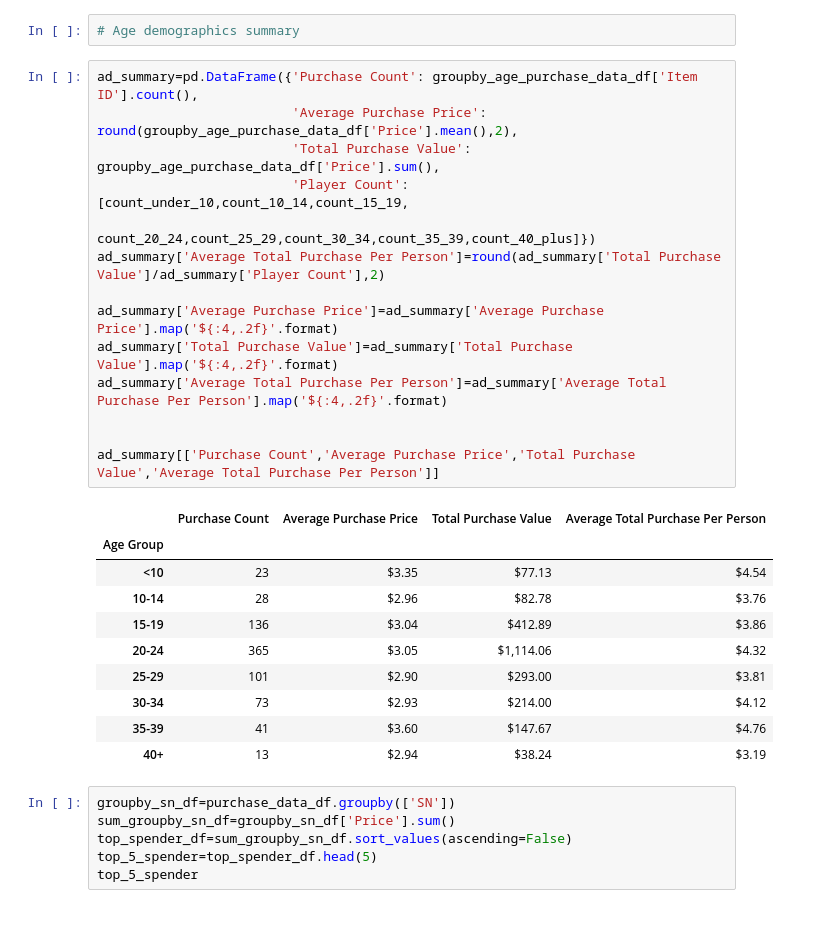
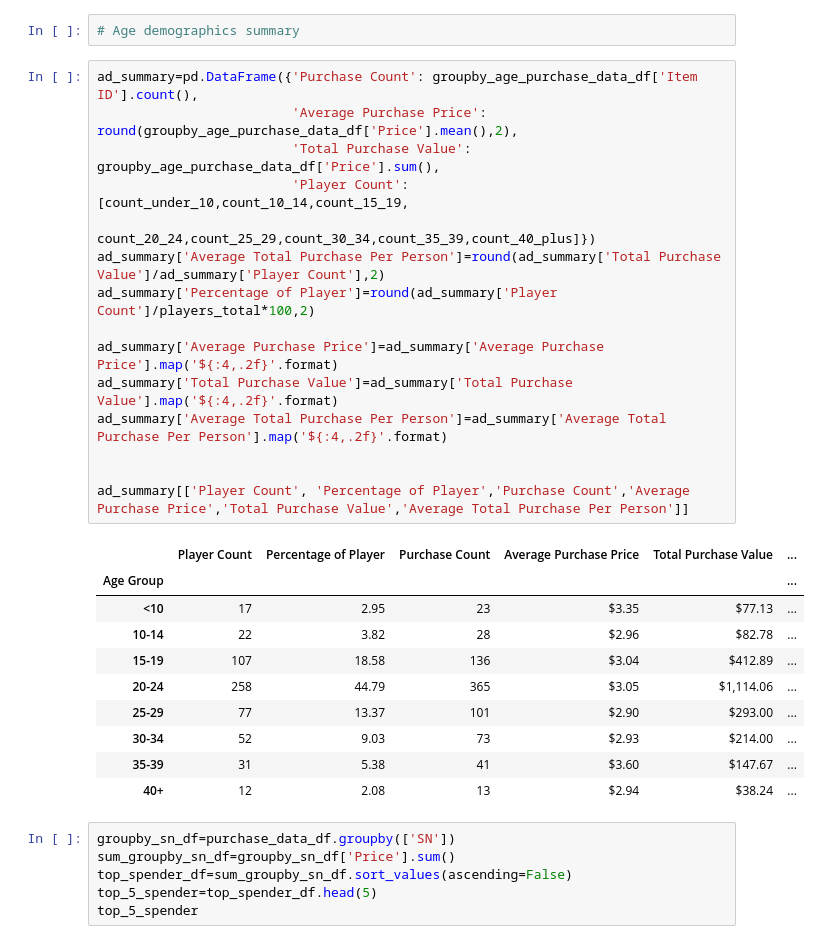
Before and after one commit to hanyang2019/Heros_of_Pymoli, a Jupyter notebook: heros_of_pymoli_HY.ipynb, the cells around one changed output. Saved outputs shown, nothing was run; the diff lists cells and outputs as text.

```diff
--- a/heros_of_pymoli_HY.ipynb
+++ b/heros_of_pymoli_HY.ipynb
@@ -332,28 +332,29 @@ print(count_40_plus)
 # %%
 ad_summary=pd.DataFrame({'Purchase Count': groupby_age_purchase_data_df['Item ID'].count(),
                          'Average Purchase Price': round(groupby_age_purchase_data_df['Price'].mean(),2),
                          'Total Purchase Value': groupby_age_purchase_data_df['Price'].sum(),
                          'Player Count': [count_under_10,count_10_14,count_15_19,
                                           count_20_24,count_25_29,count_30_34,count_35_39,count_40_plus]})
 ad_summary['Average Total Purchase Per Person']=round(ad_summary['Total Purchase Value']/ad_summary['Player Count'],2)
+ad_summary['Percentage of Player']=round(ad_summary['Player Count']/players_total*100,2)
 
 ad_summary['Average Purchase Price']=ad_summary['Average Purchase Price'].map('${:4,.2f}'.format)
 ad_summary['Total Purchase Value']=ad_summary['Total Purchase Value'].map('${:4,.2f}'.format)
 ad_summary['Average Total Purchase Per Person']=ad_summary['Average Total Purchase Per Person'].map('${:4,.2f}'.format)
 
 
-ad_summary[['Purchase Count','Average Purchase Price','Total Purchase Value','Average Total Purchase Per Person']]
+ad_summary[['Player Count', 'Percentage of Player','Purchase Count','Average Purchase Price','Total Purchase Value','Average Total Purchase Per Person']]
 # %% [output]
-|  | Purchase Count | Average Purchase Price | Total Purchase Value | Average Total Purchase Per Person |
-| Age Group |  |  |  |  |
-| <10 | 23 | $3.35 | $77.13 | $4.54 |
-| 10-14 | 28 | $2.96 | $82.78 | $3.76 |
-| 15-19 | 136 | $3.04 | $412.89 | $3.86 |
-| 20-24 | 365 | $3.05 | $1,114.06 | $4.32 |
-| 25-29 | 101 | $2.90 | $293.00 | $3.81 |
-| 30-34 | 73 | $2.93 | $214.00 | $4.12 |
-| 35-39 | 41 | $3.60 | $147.67 | $4.76 |
-| 40+ | 13 | $2.94 | $38.24 | $3.19 |
+|  | Player Count | Percentage of Player | Purchase Count | Average Purchase Price | Total Purchase Value | ... |
+| Age Group |  |  |  |  |  | ... |
+| <10 | 17 | 2.95 | 23 | $3.35 | $77.13 | ... |
+| 10-14 | 22 | 3.82 | 28 | $2.96 | $82.78 | ... |
+| 15-19 | 107 | 18.58 | 136 | $3.04 | $412.89 | ... |
+| 20-24 | 258 | 44.79 | 365 | $3.05 | $1,114.06 | ... |
+| 25-29 | 77 | 13.37 | 101 | $2.90 | $293.00 | ... |
+| 30-34 | 52 | 9.03 | 73 | $2.93 | $214.00 | ... |
+| 35-39 | 31 | 5.38 | 41 | $3.60 | $147.67 | ... |
+| 40+ | 12 | 2.08 | 13 | $2.94 | $38.24 | ... |
 # %%
 groupby_sn_df=purchase_data_df.groupby(['SN'])
 sum_groupby_sn_df=groupby_sn_df['Price'].sum()
```
